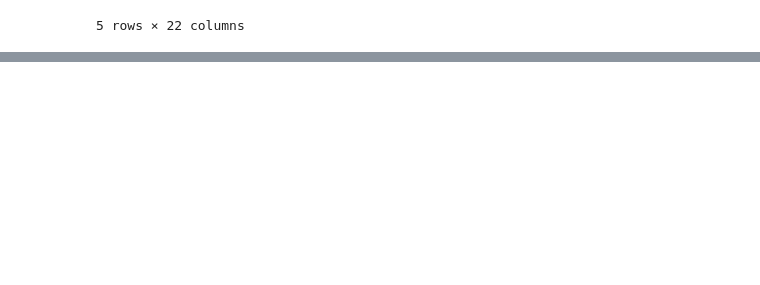
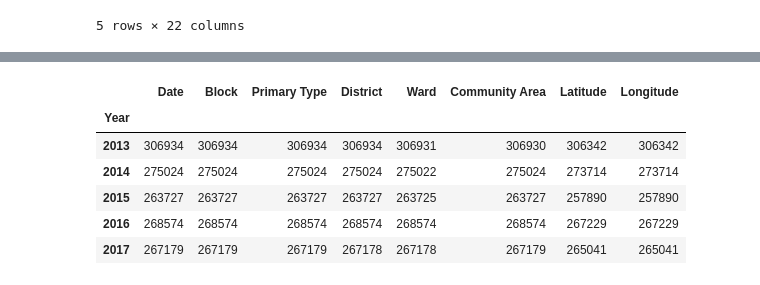
Before and after one commit to nhebert/Project, a Jupyter notebook: Project_Data_Complete.ipynb, the cells around one changed output, grey strips where cells are left out. Saved outputs shown, nothing was run; the diff lists cells and outputs as text; code cells hidden in the pictures; blank space fills up the shorter version.

```diff
--- a/Project_Data_Complete.ipynb
+++ b/Project_Data_Complete.ipynb
@@ -52,3 +52,14 @@ crime_geo_data.head()
 | 2 | 07/08/2013 04:10:00 PM | 056XX N KENMORE AVE | DECEPTIVE PRACTICE | 20.0 | 48.0 | 77.0 | NaN | NaN | 2013 |
 | 3 | 01/01/2013 12:00:00 PM | 034XX N WESTERN AVE | DECEPTIVE PRACTICE | 19.0 | 47.0 | 5.0 | NaN | NaN | 2013 |
 | 4 | 04/14/2013 02:23:00 AM | 032XX N SHEFFIELD AVE | CRIM SEXUAL ASSAULT | 19.0 | 44.0 | 6.0 | 41.940371 | -87.654122 | 2013 |
+# %%
+#Check to make sure all data is there
+crime_geo_data.groupby("Year").count()
+# %% [output]
+|  | Date | Block | Primary Type | District | Ward | Community Area | Latitude | Longitude |
+| Year |  |  |  |  |  |  |  |  |
+| 2013 | 306934 | 306934 | 306934 | 306934 | 306931 | 306930 | 306342 | 306342 |
+| 2014 | 275024 | 275024 | 275024 | 275024 | 275022 | 275024 | 273714 | 273714 |
+| 2015 | 263727 | 263727 | 263727 | 263727 | 263725 | 263727 | 257890 | 257890 |
+| 2016 | 268574 | 268574 | 268574 | 268574 | 268574 | 268574 | 267229 | 267229 |
+| 2017 | 267179 | 267179 | 267179 | 267178 | 267178 | 267179 | 265041 | 265041 |
```
Also changed, not shown: parts of 3 cells of this notebook.
